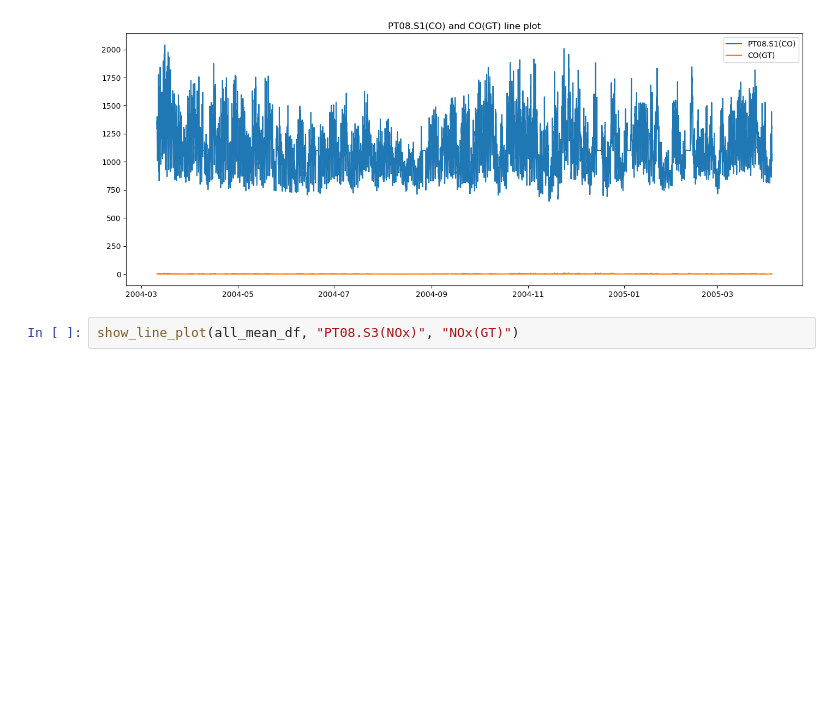
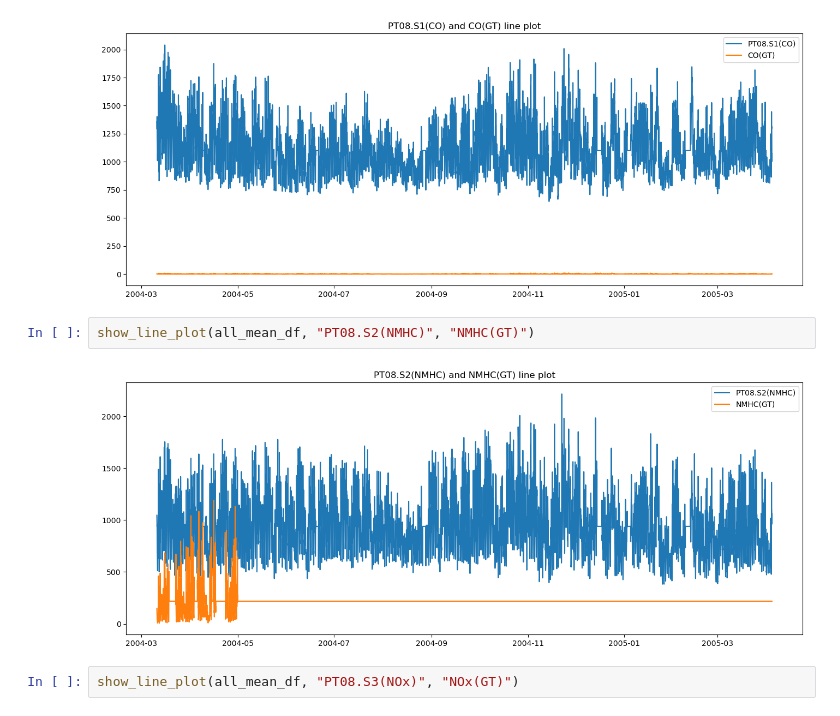
Before and after one commit to aemreusta/HU-AI, a Jupyter notebook: AIN429/Assignment 1/notebooks/01-emre-EDA.ipynb, the cells around one changed output. Cells and saved outputs as stored; diff of their text form; blank space fills up the shorter version.

```diff
--- a/AIN429/Assignment 1/notebooks/01-emre-EDA.ipynb
+++ b/AIN429/Assignment 1/notebooks/01-emre-EDA.ipynb
@@ -293,6 +294,10 @@ def show_line_plot(df, col1, col2):
 show_line_plot(all_mean_df, "PT08.S1(CO)", "CO(GT)")
 # %% [output]
 [figure]
+# %%
+show_line_plot(all_mean_df, "PT08.S2(NMHC)", "NMHC(GT)")
+# %% [output]
+[figure, added]
 # %%
 show_line_plot(all_mean_df, "PT08.S3(NOx)", "NOx(GT)")
 # %% [output]
```
Also changed, not shown: parts of 23 cells of this notebook.
